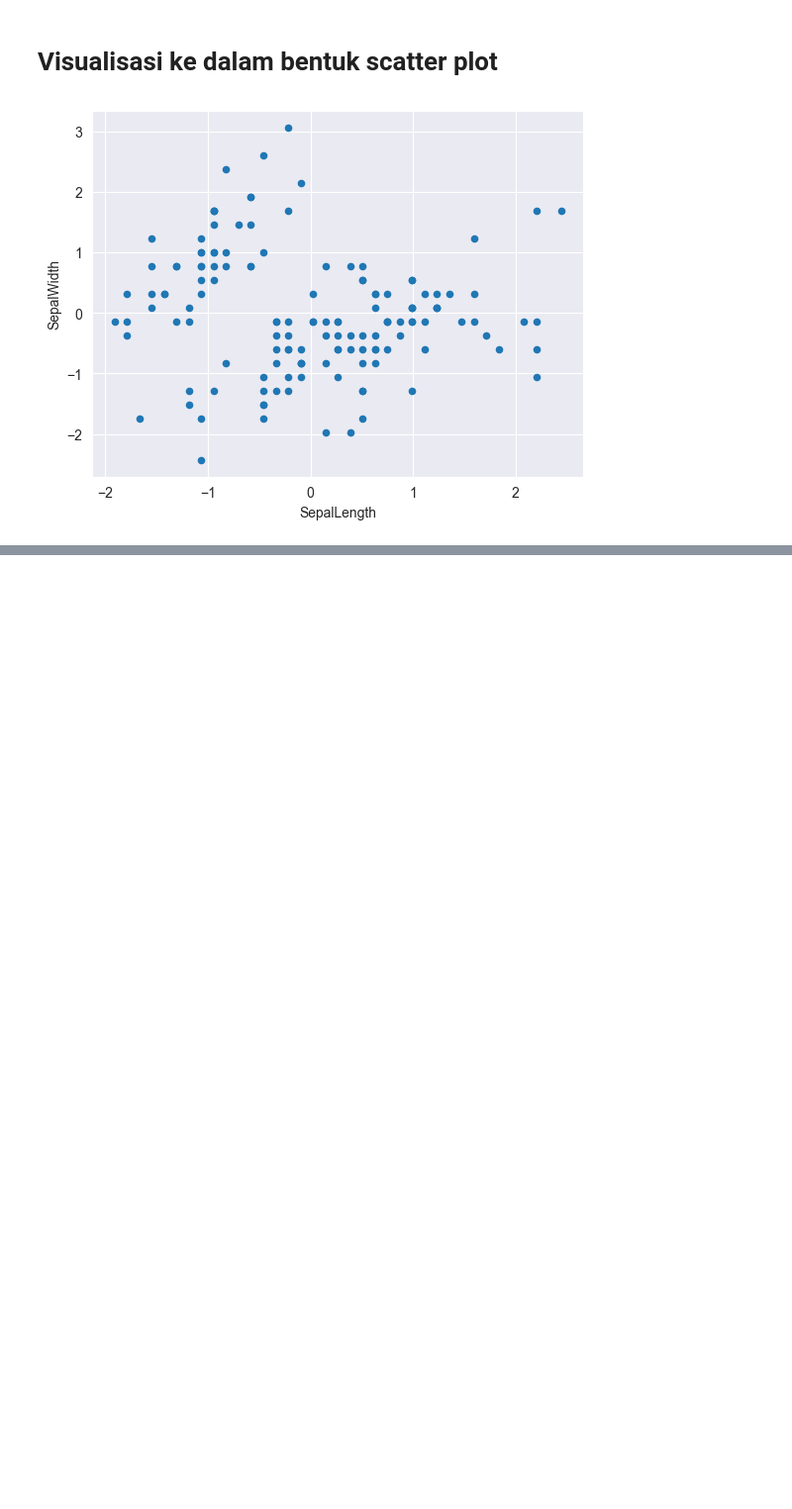
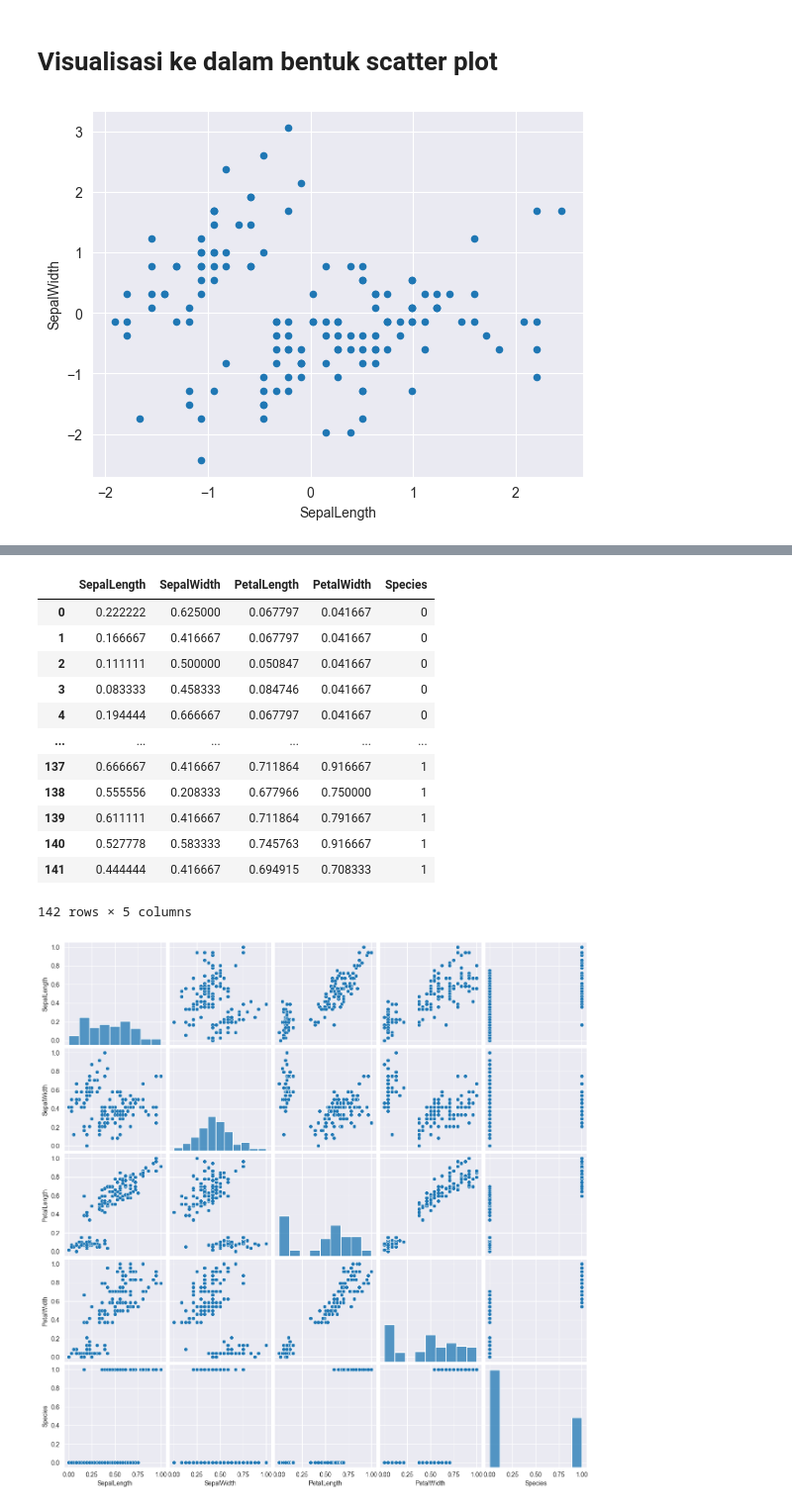
Before and after one commit to KrishnanditoLksn/MachineLearning_101, a Jupyter notebook: praktikkum/pertemuan2/iris_preprocessing.ipynb, the cells around one changed output, grey strips where cells are left out. Shown: that part at 99% size. Saved outputs shown, nothing was run; the diff lists cells and outputs as text; code cells hidden in the pictures; blank space fills up the shorter version.

```diff
--- a/praktikkum/pertemuan2/iris_preprocessing.ipynb
+++ b/praktikkum/pertemuan2/iris_preprocessing.ipynb
@@ -309,0 +340,18 @@ sns.histplot(clean,x='SepalLength'  , y='SepalWidth' ,color="Red")
+# %%
+sns.pairplot(irisMinMaxDatas)
+irisMinMaxDatas
+# %% [output]
+|  | SepalLength | SepalWidth | PetalLength | PetalWidth | Species |
+| 0 | 0.222222 | 0.625000 | 0.067797 | 0.041667 | 0 |
+| 1 | 0.166667 | 0.416667 | 0.067797 | 0.041667 | 0 |
+| 2 | 0.111111 | 0.500000 | 0.050847 | 0.041667 | 0 |
+| 3 | 0.083333 | 0.458333 | 0.084746 | 0.041667 | 0 |
+| 4 | 0.194444 | 0.666667 | 0.067797 | 0.041667 | 0 |
+| ... | ... | ... | ... | ... | ... |
+| 137 | 0.666667 | 0.416667 | 0.711864 | 0.916667 | 1 |
+| 138 | 0.555556 | 0.208333 | 0.677966 | 0.750000 | 1 |
+| 139 | 0.611111 | 0.416667 | 0.711864 | 0.791667 | 1 |
+| 140 | 0.527778 | 0.583333 | 0.745763 | 0.916667 | 1 |
+| 141 | 0.444444 | 0.416667 | 0.694915 | 0.708333 | 1 |
+142 rows × 5 columns
+[figure, added]
```
Also changed, not shown: parts of 18 cells of this notebook.
